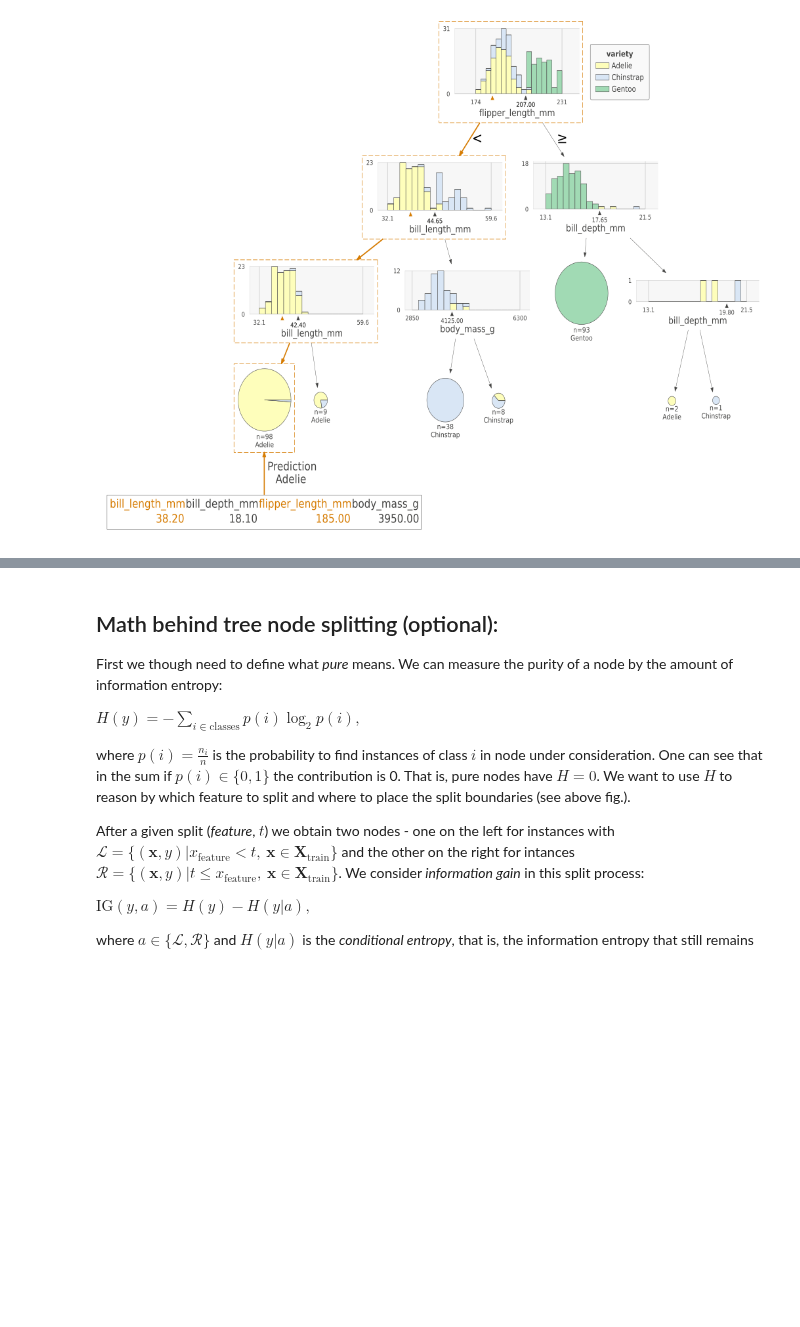
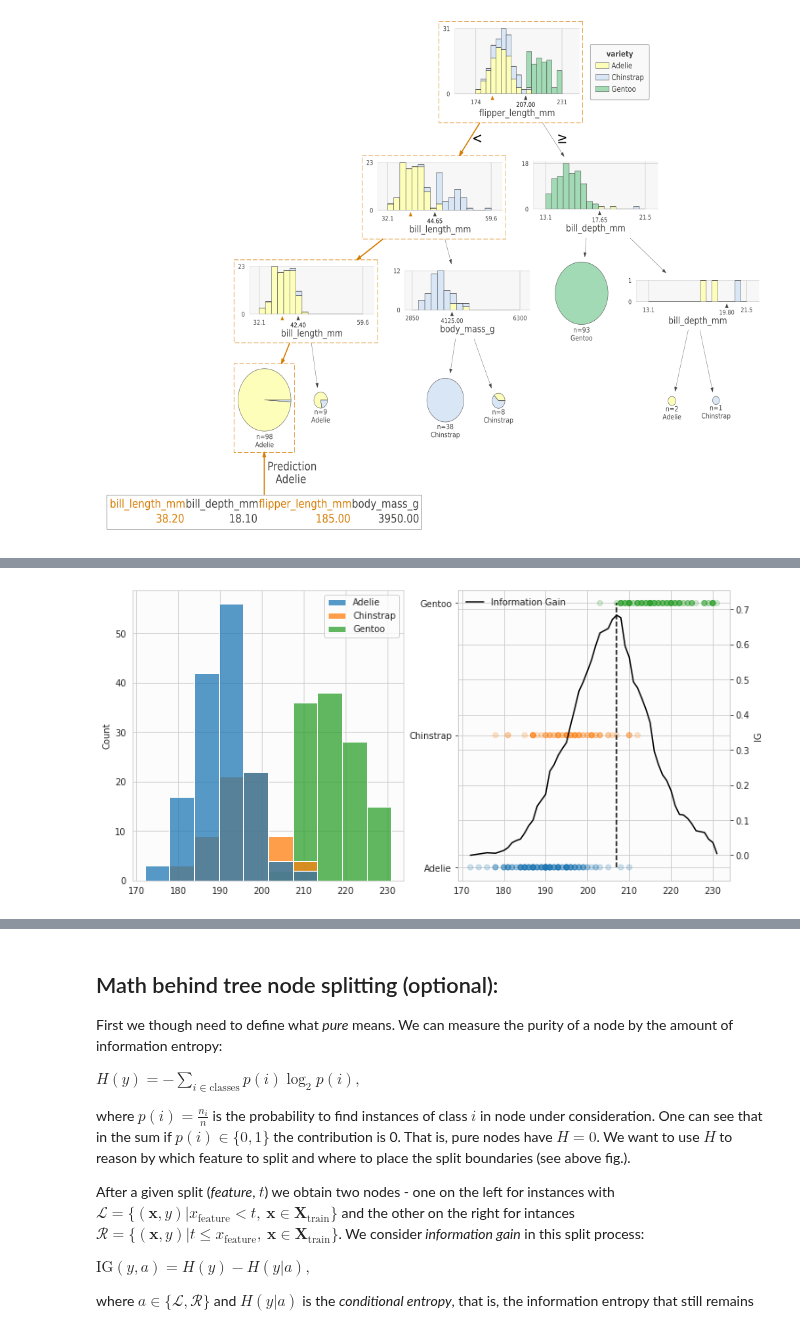
Before and after one commit to topiko/MLcourseMaterial, a Jupyter notebook: TreeClassifers/TreeBasedClassifires.ipynb, the cells around one changed output, grey strips where cells are left out. Cells and saved outputs as stored; diff of their text form; code cells hidden in the pictures; blank space fills up the shorter version.

Commit message:
Worked out the treen node splitting.

```diff
--- a/TreeClassifers/TreeBasedClassifires.ipynb
+++ b/TreeClassifers/TreeBasedClassifires.ipynb
@@ -144,0 +184,47 @@ Image("DecisionPath.png")
+# %%
+from scipy.stats import entropy as entropy_scipy
+
+entropy = lambda pk: entropy_scipy(pk, base=2)
+
+def get_prob(y):
+    labels, pk = np.unique(y, return_counts=True)
+    return labels, pk/pk.sum()
+
+def get_lr_xy(x,y, split_value):
+    sort_idx = x.argsort()
+    x = x[sort_idx]
+    y = y[sort_idx]
+    mask_left = x < split_value
+    mask_right = x >= split_value
+
+    return x[mask_left], y[sort_idx][mask_left], x[mask_right], y[sort_idx][mask_right]
+
+def get_entropies_lr(x, y, split_value):
+
+    xl, yl, xr, yr = get_lr_xy(x,y, split_value)
+
+    probs_left = get_prob(yl)[1]
+    probs_right = get_prob(yr)[1]
+
+    return len(yl), entropy(probs_left), len(yr), entropy(probs_right)
+
+def get_conditional_entropy(x, y, split_value):
+
+    nl, hl, nr, hr = get_entropies_lr(x, y, split_value)
+    N = nl + nr
+    return nl/N * hl + nr/N * hr
+
+def get_split(x, y):
+    xs = sorted(np.unique(x))
+    I = np.ones(len(xs))*entropy(get_prob(y)[1])
+
+    for i, split_value in enumerate(xs):
+        hxs = get_conditional_entropy(x, y, split_value)
+        I[i] -= hxs
+
+    return xs[I.argmax()], xs, I
+
+split_value, xs, I = get_split(xtmp, ytmp)
+plot_hist_2ax(xtmp, ytmp, xs, I)
+# %% [output]
+[figure, added]
```
Also changed, not shown: parts of 6 cells of this notebook.
